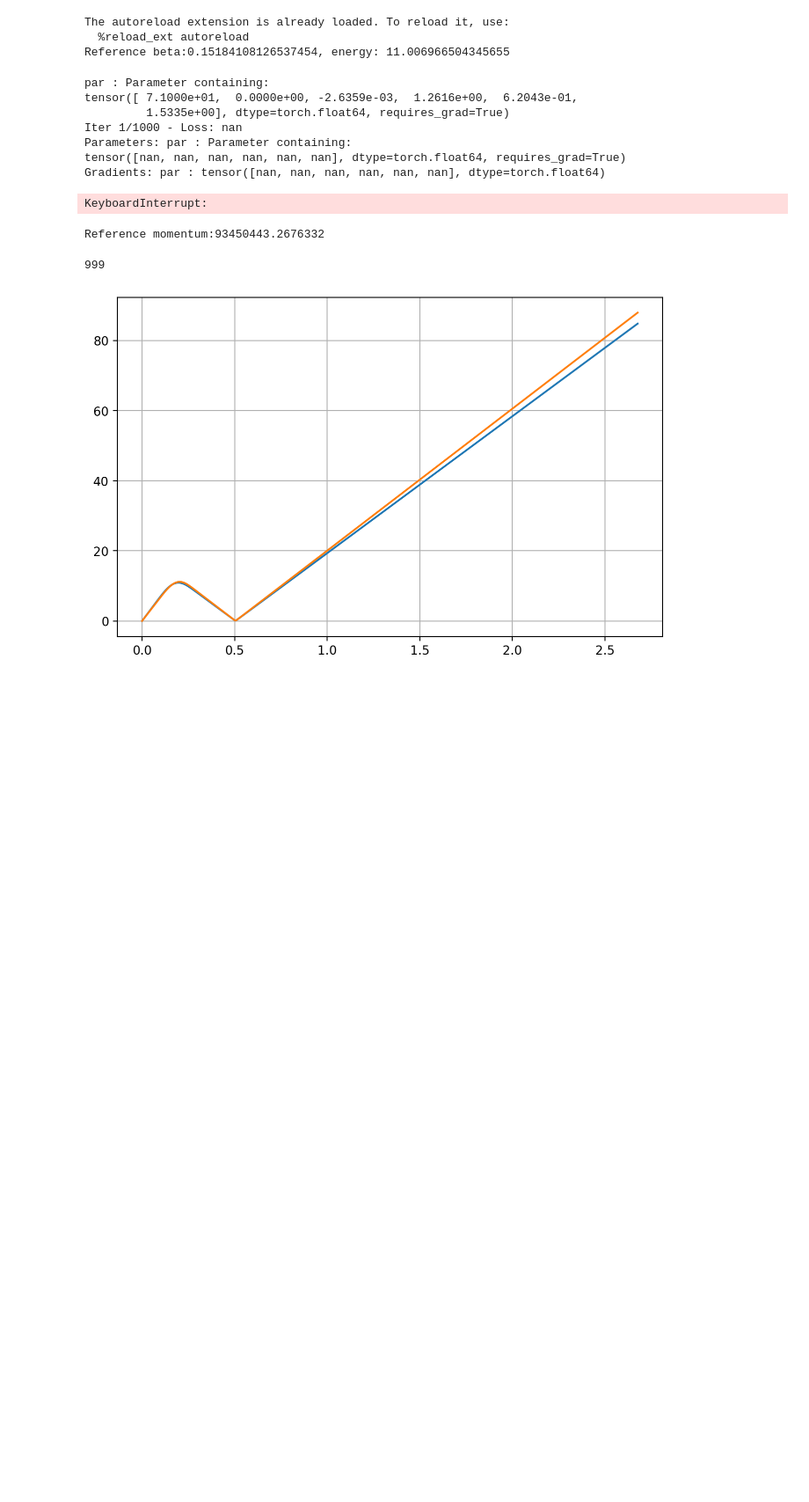
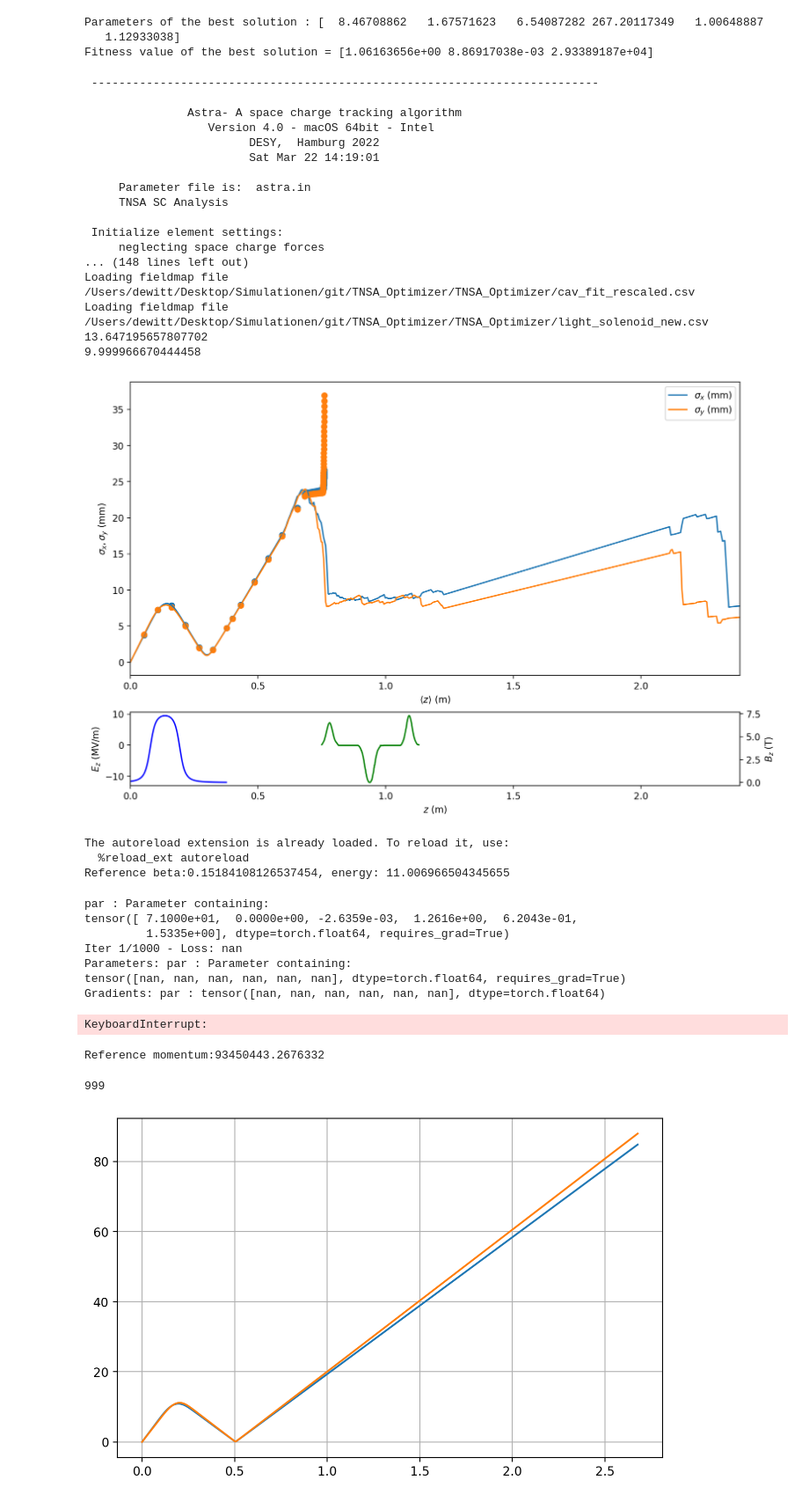
Before and after one commit to DanielDewitt/TNSA_Optimizer, a Jupyter notebook: sandbox.ipynb, the cells around one changed output. Shown at 88% size. Cells and saved outputs as stored; diff of their text form; code cells hidden in the pictures; blank space fills up the shorter version.

```diff
--- a/sandbox.ipynb
+++ b/sandbox.ipynb
@@ -98 +282,37 @@ ValueError: ERROR: Empty output file: /var/folders/5y/_90vwzcx7wj7j56tcpjbgtz000
+# %%
+solution, solution_fitness, solution_idx = ga_instance.best_solution()
+print("Parameters of the best solution : {solution}".format(solution=solution))
+print("Fitness value of the best solution = {solution_fitness}".format(solution_fitness=solution_fitness))
+# %% [output]
+Parameters of the best solution : [  8.46708862   1.67571623   6.54087282 267.20117349   1.00648887
+   1.12933038]
+Fitness value of the best solution = [1.06163656e+00 8.86917038e-03 2.93389187e+04]
+# %%
+
+alpha_beamline = ao.AstraSCSBeamline("astra.in", [15.12416812, 14.55446046,  0.53576624,  3.18543733,  1.58306234,  1.10828047],True ,5.4)
+alpha_beamline.run_simulation()
+
+alpha_beamline.envelope_plot()
+
+print(alpha_beamline.get_var_at_exit(200))
+print(alpha_beamline.get_spot_size(-1))
+# %% [output]
+ --------------------------------------------------------------------------
+
+               Astra- A space charge tracking algorithm
+                  Version 4.0 - macOS 64bit - Intel
+                        DESY,  Hamburg 2022
+                        Sat Mar 22 14:19:01
+
+     Parameter file is:  astra.in
+     TNSA SC Analysis
+
+ Initialize element settings:
+     neglecting space charge forces
+... (148 lines left out)
+Loading fieldmap file /Users/dewitt/Desktop/Simulationen/git/TNSA_Optimizer/TNSA_Optimizer/cav_fit_rescaled.csv
+Loading fieldmap file /Users/dewitt/Desktop/Simulationen/git/TNSA_Optimizer/TNSA_Optimizer/light_solenoid_new.csv
+13.647195657807702
+9.999966670444458
+[figure, added]
 # %%
```
Also changed, not shown: parts of 13 cells of this notebook, 3 other files.
